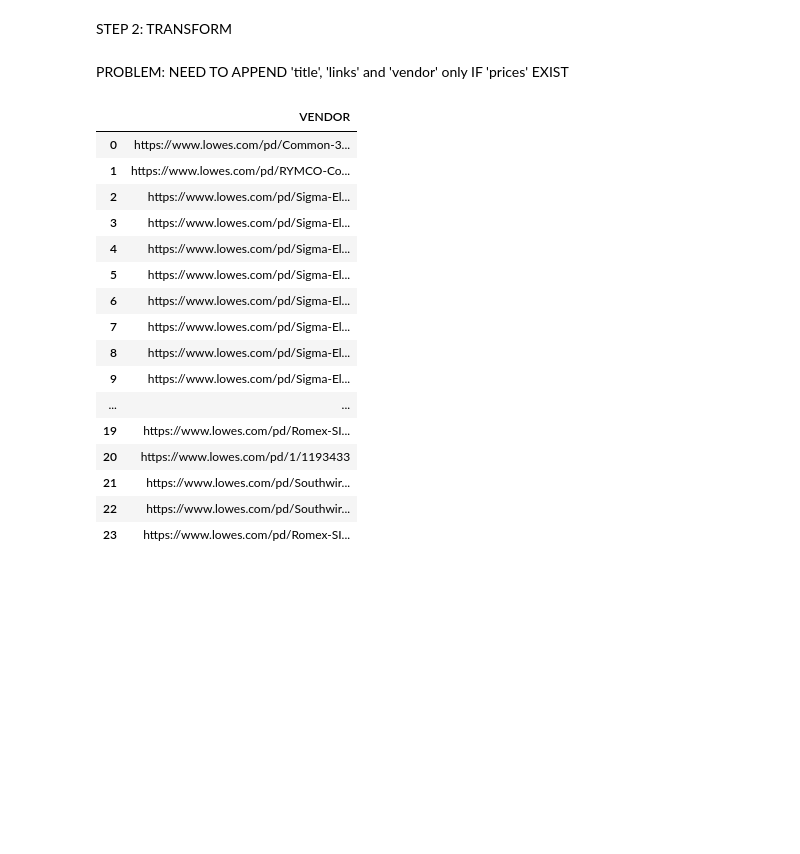
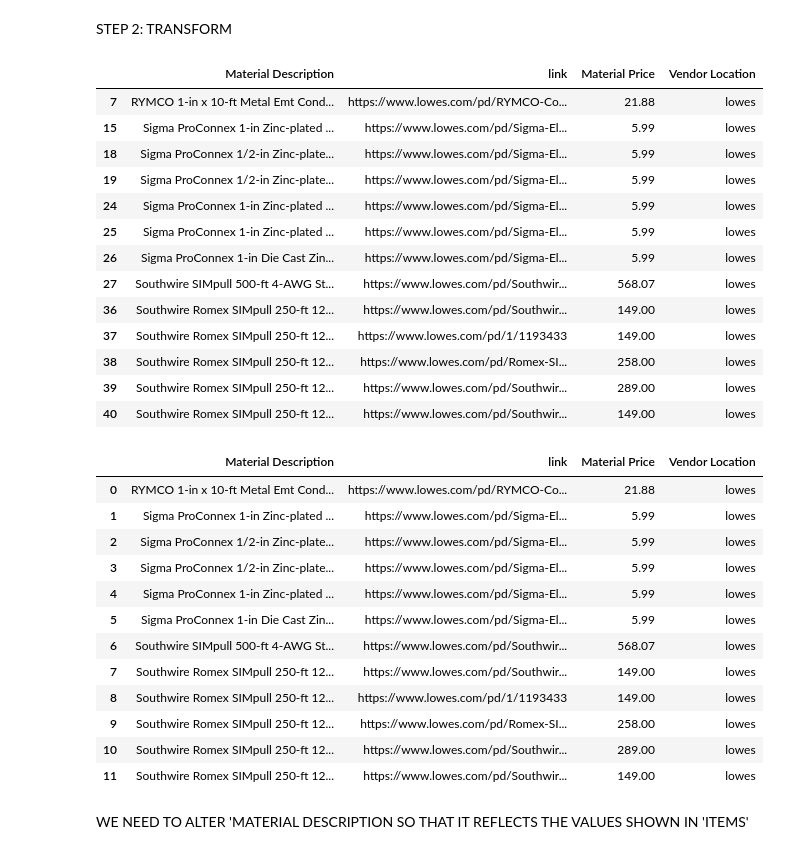
Before and after one commit to thegreatkeej/Estimator_Project, a Jupyter notebook: Resources/Lowes_Estimator_Script.ipynb, the cells around one changed output. Drawn from its saved outputs; the diff is of its cells as text; code cells hidden in the pictures; blank space fills up the shorter version.

```diff
--- a/Resources/Lowes_Estimator_Script.ipynb
+++ b/Resources/Lowes_Estimator_Script.ipynb
@@ -145,25 +143,50 @@ len(links)
 # %% [markdown]
 STEP 2: TRANSFORM
-# %% [markdown]
-PROBLEM: NEED TO APPEND 'title', 'links' and 'vendor' only IF 'prices' EXIST
 # %%
-vendor_df = pd.DataFrame(data={'VENDOR': vendors})
-vendor_df
+# Grab raw data
+LowesRaw_df = pd.DataFrame(data={'Material Description': title, 'link': links, 'Material Price': prices, 'VENDOR': links})
+
+# Create 'Vendor Location' column
+LowesRaw_df['Vendor Location'] = (np.where(LowesRaw_df['VENDOR'].str.contains('.'),
+                  LowesRaw_df['VENDOR'].str.split('.').str[1], LowesRaw_df['VENDOR']))
+LowesRaw_df.drop(columns =['VENDOR'], inplace = True)
+
+# Change data type of price to numeric and drop NaN's
+LowesRaw_df['Material Price'] = LowesRaw_df['Material Price'].apply(pd.to_numeric, args=('coerce',))
+LowesRaw_df.dropna(inplace=True)
+
+LowesRaw_df
 # %% [output]
-|  | VENDOR |
-| 0 | https://www.lowes.com/pd/Common-3... |
-| 1 | https://www.lowes.com/pd/RYMCO-Co... |
-| 2 | https://www.lowes.com/pd/Sigma-El... |
-| 3 | https://www.lowes.com/pd/Sigma-El... |
-| 4 | https://www.lowes.com/pd/Sigma-El... |
-| 5 | https://www.lowes.com/pd/Sigma-El... |
-| 6 | https://www.lowes.com/pd/Sigma-El... |
-| 7 | https://www.lowes.com/pd/Sigma-El... |
-| 8 | https://www.lowes.com/pd/Sigma-El... |
-| 9 | https://www.lowes.com/pd/Sigma-El... |
-| ... | ... |
-| 19 | https://www.lowes.com/pd/Romex-SI... |
-| 20 | https://www.lowes.com/pd/1/1193433 |
-| 21 | https://www.lowes.com/pd/Southwir... |
-| 22 | https://www.lowes.com/pd/Southwir... |
-| 23 | https://www.lowes.com/pd/Romex-SI... |
+|  | Material Description | link | Material Price | Vendor Location |
+| 7 | RYMCO 1-in x 10-ft Metal Emt Cond... | https://www.lowes.com/pd/RYMCO-Co... | 21.88 | lowes |
+| 15 | Sigma ProConnex 1-in Zinc-plated ... | https://www.lowes.com/pd/Sigma-El... | 5.99 | lowes |
+| 18 | Sigma ProConnex 1/2-in Zinc-plate... | https://www.lowes.com/pd/Sigma-El... | 5.99 | lowes |
+| 19 | Sigma ProConnex 1/2-in Zinc-plate... | https://www.lowes.com/pd/Sigma-El... | 5.99 | lowes |
+| 24 | Sigma ProConnex 1-in Zinc-plated ... | https://www.lowes.com/pd/Sigma-El... | 5.99 | lowes |
+| 25 | Sigma ProConnex 1-in Zinc-plated ... | https://www.lowes.com/pd/Sigma-El... | 5.99 | lowes |
+| 26 | Sigma ProConnex 1-in Die Cast Zin... | https://www.lowes.com/pd/Sigma-El... | 5.99 | lowes |
+| 27 | Southwire SIMpull 500-ft 4-AWG St... | https://www.lowes.com/pd/Southwir... | 568.07 | lowes |
+| 36 | Southwire Romex SIMpull 250-ft 12... | https://www.lowes.com/pd/Southwir... | 149.00 | lowes |
+| 37 | Southwire Romex SIMpull 250-ft 12... | https://www.lowes.com/pd/1/1193433 | 149.00 | lowes |
+| 38 | Southwire Romex SIMpull 250-ft 12... | https://www.lowes.com/pd/Romex-SI... | 258.00 | lowes |
+| 39 | Southwire Romex SIMpull 250-ft 12... | https://www.lowes.com/pd/Southwir... | 289.00 | lowes |
+| 40 | Southwire Romex SIMpull 250-ft 12... | https://www.lowes.com/pd/Southwir... | 149.00 | lowes |
+# %%
+LowesRaw_df.drop_duplicates(inplace=True, ignore_index=True)
+LowesRaw_df
+# %% [output]
+|  | Material Description | link | Material Price | Vendor Location |
+| 0 | RYMCO 1-in x 10-ft Metal Emt Cond... | https://www.lowes.com/pd/RYMCO-Co... | 21.88 | lowes |
+| 1 | Sigma ProConnex 1-in Zinc-plated ... | https://www.lowes.com/pd/Sigma-El... | 5.99 | lowes |
+| 2 | Sigma ProConnex 1/2-in Zinc-plate... | https://www.lowes.com/pd/Sigma-El... | 5.99 | lowes |
+| 3 | Sigma ProConnex 1/2-in Zinc-plate... | https://www.lowes.com/pd/Sigma-El... | 5.99 | lowes |
+| 4 | Sigma ProConnex 1-in Zinc-plated ... | https://www.lowes.com/pd/Sigma-El... | 5.99 | lowes |
+| 5 | Sigma ProConnex 1-in Die Cast Zin... | https://www.lowes.com/pd/Sigma-El... | 5.99 | lowes |
+| 6 | Southwire SIMpull 500-ft 4-AWG St... | https://www.lowes.com/pd/Southwir... | 568.07 | lowes |
+| 7 | Southwire Romex SIMpull 250-ft 12... | https://www.lowes.com/pd/Southwir... | 149.00 | lowes |
+| 8 | Southwire Romex SIMpull 250-ft 12... | https://www.lowes.com/pd/1/1193433 | 149.00 | lowes |
+| 9 | Southwire Romex SIMpull 250-ft 12... | https://www.lowes.com/pd/Romex-SI... | 258.00 | lowes |
+| 10 | Southwire Romex SIMpull 250-ft 12... | https://www.lowes.com/pd/Southwir... | 289.00 | lowes |
+| 11 | Southwire Romex SIMpull 250-ft 12... | https://www.lowes.com/pd/Southwir... | 149.00 | lowes |
+# %% [markdown]
+WE NEED TO ALTER 'MATERIAL DESCRIPTION SO THAT IT REFLECTS THE VALUES SHOWN IN 'ITEMS'
```
Also changed, not shown: parts of 9 cells of this notebook, 13 other files.
